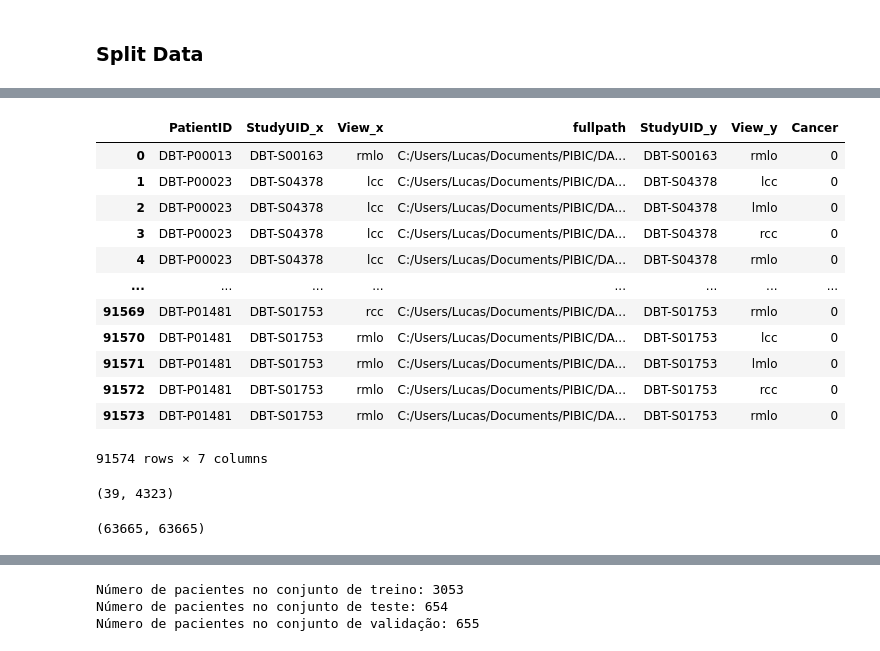
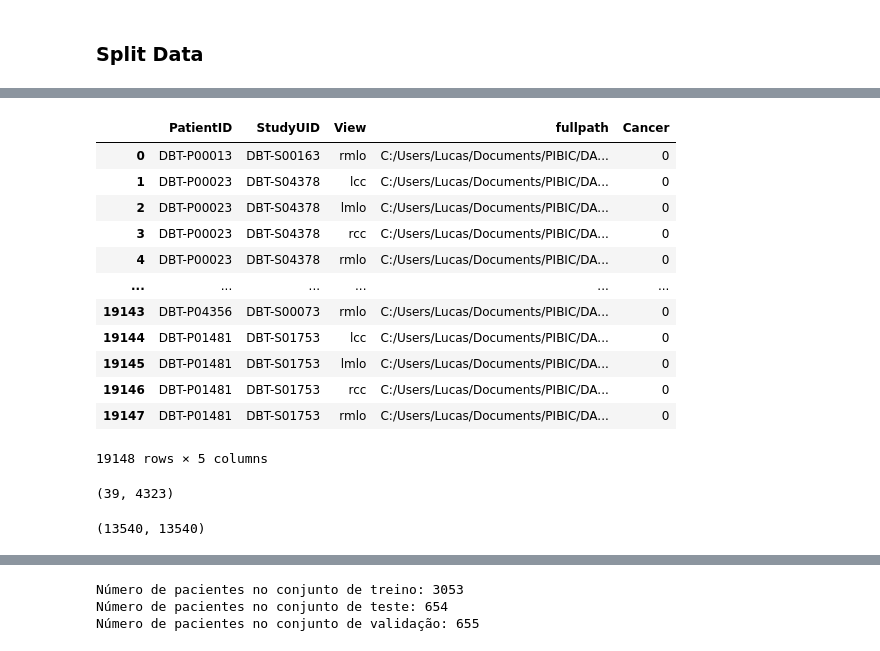
Before and after one commit to LucasLessa1/PIBIC, a Jupyter notebook: CIA_processing.ipynb, the cells around one changed output, grey strips where cells are left out. Cells and saved outputs as stored; diff of their text form; code cells hidden in the pictures.

```diff
--- a/CIA_processing.ipynb
+++ b/CIA_processing.ipynb
@@ -132,21 +150,21 @@ file_path_train["fullpath"][1]
 # %%
-merged_df = pd.merge(file_path_train, labels_train, on="PatientID")
-merged_df  = merged_df[['PatientID', 'StudyUID_x', 'View_x', 'fullpath', 'StudyUID_y', 'View_y', 'Cancer']]
+merged_df = pd.merge(file_path_train, labels_train, on=["PatientID", "StudyUID", "View"])
+merged_df  = merged_df[['PatientID', 'StudyUID', 'View', 'fullpath', 'Cancer']]
 merged_df
 # %% [output]
-|  | PatientID | StudyUID_x | View_x | fullpath | StudyUID_y | View_y | Cancer |
-| 0 | DBT-P00013 | DBT-S00163 | rmlo | C:/Users/Lucas/Documents/PIBIC/DA... | DBT-S00163 | rmlo | 0 |
-| 1 | DBT-P00023 | DBT-S04378 | lcc | C:/Users/Lucas/Documents/PIBIC/DA... | DBT-S04378 | lcc | 0 |
-| 2 | DBT-P00023 | DBT-S04378 | lcc | C:/Users/Lucas/Documents/PIBIC/DA... | DBT-S04378 | lmlo | 0 |
-| 3 | DBT-P00023 | DBT-S04378 | lcc | C:/Users/Lucas/Documents/PIBIC/DA... | DBT-S04378 | rcc | 0 |
-| 4 | DBT-P00023 | DBT-S04378 | lcc | C:/Users/Lucas/Documents/PIBIC/DA... | DBT-S04378 | rmlo | 0 |
-| ... | ... | ... | ... | ... | ... | ... | ... |
-| 91569 | DBT-P01481 | DBT-S01753 | rcc | C:/Users/Lucas/Documents/PIBIC/DA... | DBT-S01753 | rmlo | 0 |
-| 91570 | DBT-P01481 | DBT-S01753 | rmlo | C:/Users/Lucas/Documents/PIBIC/DA... | DBT-S01753 | lcc | 0 |
-| 91571 | DBT-P01481 | DBT-S01753 | rmlo | C:/Users/Lucas/Documents/PIBIC/DA... | DBT-S01753 | lmlo | 0 |
-| 91572 | DBT-P01481 | DBT-S01753 | rmlo | C:/Users/Lucas/Documents/PIBIC/DA... | DBT-S01753 | rcc | 0 |
-| 91573 | DBT-P01481 | DBT-S01753 | rmlo | C:/Users/Lucas/Documents/PIBIC/DA... | DBT-S01753 | rmlo | 0 |
+|  | PatientID | StudyUID | View | fullpath | Cancer |
+| 0 | DBT-P00013 | DBT-S00163 | rmlo | C:/Users/Lucas/Documents/PIBIC/DA... | 0 |
+| 1 | DBT-P00023 | DBT-S04378 | lcc | C:/Users/Lucas/Documents/PIBIC/DA... | 0 |
+| 2 | DBT-P00023 | DBT-S04378 | lmlo | C:/Users/Lucas/Documents/PIBIC/DA... | 0 |
+| 3 | DBT-P00023 | DBT-S04378 | rcc | C:/Users/Lucas/Documents/PIBIC/DA... | 0 |
+| 4 | DBT-P00023 | DBT-S04378 | rmlo | C:/Users/Lucas/Documents/PIBIC/DA... | 0 |
+| ... | ... | ... | ... | ... | ... |
+| 19143 | DBT-P04356 | DBT-S00073 | rmlo | C:/Users/Lucas/Documents/PIBIC/DA... | 0 |
+| 19144 | DBT-P01481 | DBT-S01753 | lcc | C:/Users/Lucas/Documents/PIBIC/DA... | 0 |
+| 19145 | DBT-P01481 | DBT-S01753 | lmlo | C:/Users/Lucas/Documents/PIBIC/DA... | 0 |
+| 19146 | DBT-P01481 | DBT-S01753 | rcc | C:/Users/Lucas/Documents/PIBIC/DA... | 0 |
+| 19147 | DBT-P01481 | DBT-S01753 | rmlo | C:/Users/Lucas/Documents/PIBIC/DA... | 0 |
-91574 rows × 7 columns
+19148 rows × 5 columns
 # %%
 len(pos_pat), len(neg_pat)
 # %% [output]
@@ -180,7 +198,7 @@ valid_path, valid_label = list(valid_df['fullpath']), list(valid_df['Cancer'])
 # %%
 len(train_path), len(train_label)
 # %% [output]
-(63665, 63665)
+(13540, 13540)
 # %%
 len(test_path), len(test_label)
 # %% [output]
```
Also changed, not shown: parts of 6 cells of this notebook.
